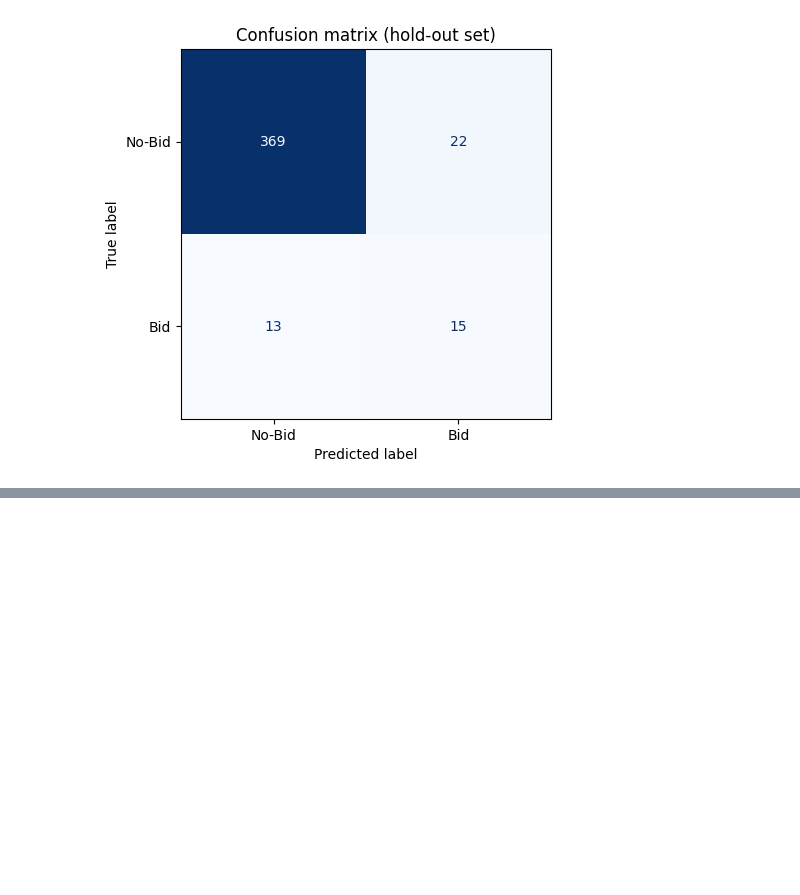
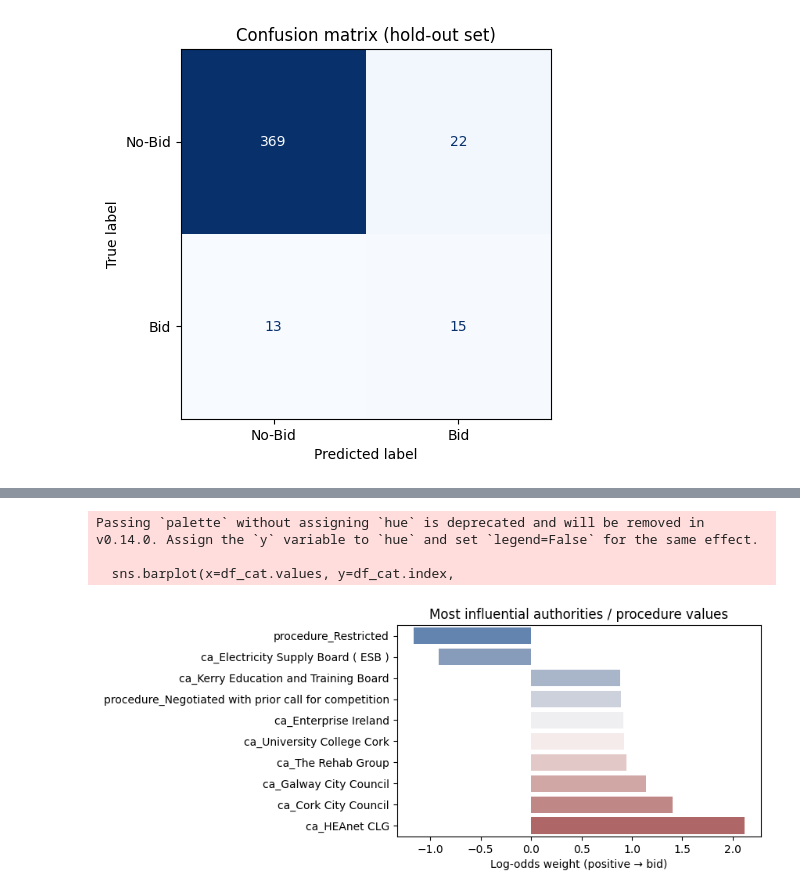
Before and after one commit to robertsweetman/module_2, a Jupyter notebook: python/etenders.ipynb, the cells around one changed output, grey strips where cells are left out. Drawn from its saved outputs; the diff is of its cells as text; code cells hidden in the pictures; blank space fills up the shorter version.

```diff
--- a/python/etenders.ipynb
+++ b/python/etenders.ipynb
@@ -423,0 +475,38 @@ plt.show()
+# %%
+import pandas as pd, seaborn as sns
+import numpy as np
+import matplotlib.pyplot as plt
+
+# --- make sure the model is fitted ---
+pipe.fit(X_train, y_train)
+
+# --- pull categorical feature names and their coefficients ---
+prep = pipe.named_steps["prep"]
+clf  = pipe.named_steps["clf"]
+
+cat_enc   = prep.named_transformers_["cat"]
+cat_names = cat_enc.get_feature_names_out(["ca", "procedure"])
+
+n_text = len(prep.named_transformers_["text"].get_feature_names_out())
+start  = n_text
+stop   = start + len(cat_names)
+cat_coef = clf.coef_[0][start:stop]
+
+# --- build and plot top 10 ---
+df_cat = (pd.Series(cat_coef, index=cat_names)
+            .sort_values(key=abs, ascending=False)
+            .head(10)
+            .sort_values())            # small→large for nicer barh
+
+plt.figure(figsize=(6,3.5))
+sns.barplot(x=df_cat.values, y=df_cat.index,
+            palette="vlag", orient="h")
+plt.title("Most influential authorities / procedure values")
+plt.xlabel("Log-odds weight (positive → bid)")
+plt.ylabel("")
+plt.show()
+# %% [output]
+Passing `palette` without assigning `hue` is deprecated and will be removed in v0.14.0. Assign the `y` variable to `hue` and set `legend=False` for the same effect.
+
+  sns.barplot(x=df_cat.values, y=df_cat.index,
+[figure, added]
```
Also changed, not shown: parts of 4 cells of this notebook, 1 other file.
